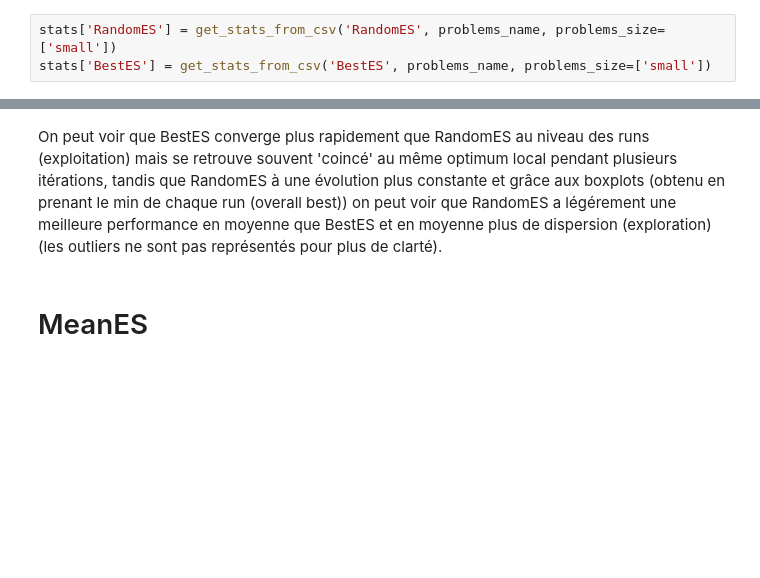
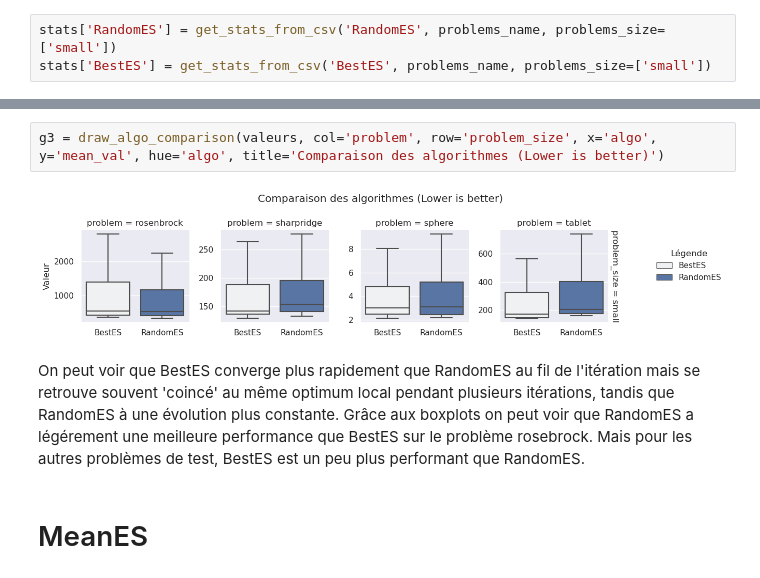
Before and after one commit to lmtb06/metaheuristiques, a Jupyter notebook: TP4.ipynb, the cells around one changed output, grey strips where cells are left out. Drawn from its saved outputs; the diff is of its cells as text; blank space fills up the shorter version.

```diff
--- a/TP4.ipynb
+++ b/TP4.ipynb
@@ -249,5 +318,9 @@ plt.show()
+# %%
+g3 = draw_algo_comparison(valeurs, col='problem', row='problem_size', x='algo', y='mean_val', hue='algo', title='Comparaison des algorithmes (Lower is better)')
+# %% [output]
+[figure, added]
 # %% [markdown]
-On peut voir que BestES converge plus rapidement que RandomES au niveau des runs (exploitation) mais se retrouve souvent 'coincé' au même optimum local pendant plusieurs itérations, tandis que RandomES à une évolution plus constante et grâce aux boxplots (obtenu en prenant le min de chaque run (overall best)) on peut voir que RandomES a légérement une meilleure performance en moyenne que BestES et en moyenne plus de dispersion (exploration) (les outliers ne sont pas représentés pour plus de clarté).
+On peut voir que BestES converge plus rapidement que RandomES au fil de l'itération mais se retrouve souvent 'coincé' au même optimum local pendant plusieurs itérations, tandis que RandomES à une évolution plus constante. Grâce aux boxplots on peut voir que RandomES a légérement une meilleure performance que BestES sur le problème rosebrock. Mais pour les autres problèmes de test, BestES est un peu plus performant que RandomES.
 # %% [markdown]
 # MeanES
 # %% [markdown]
```
Also changed, not shown: parts of 45 cells of this notebook, 1 other file.
